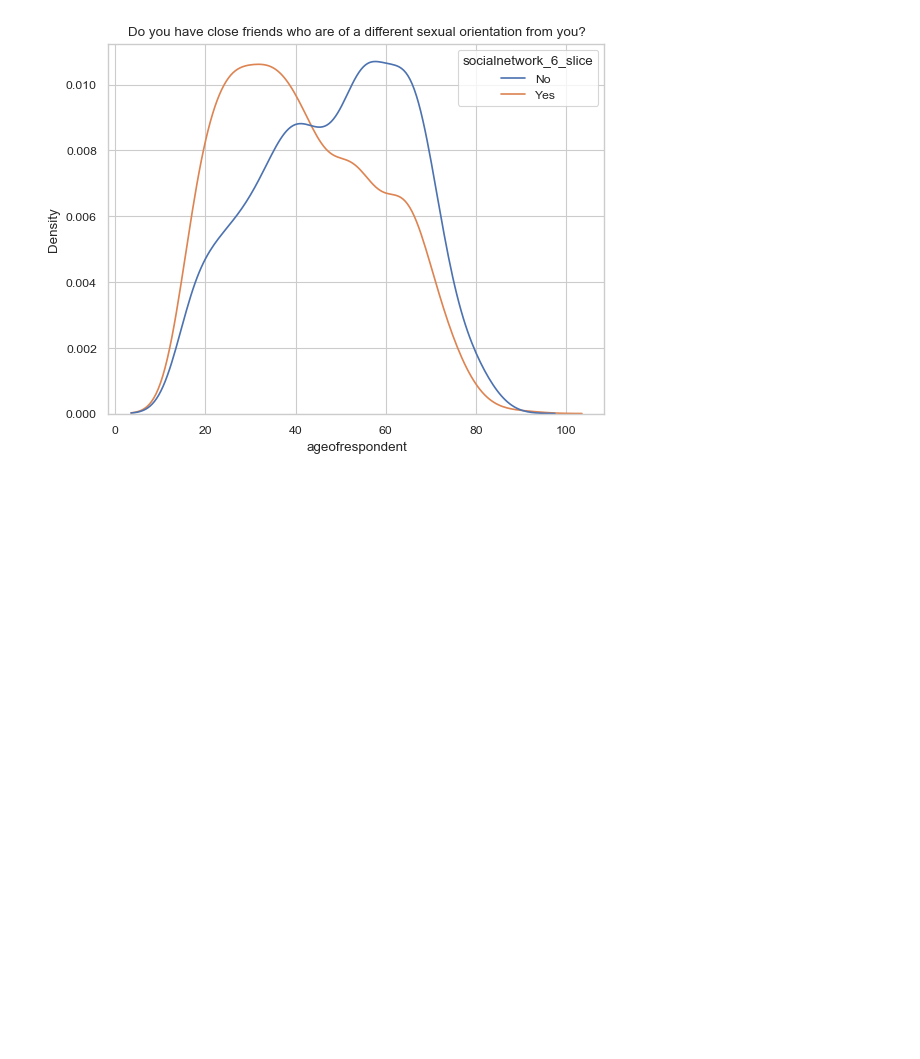
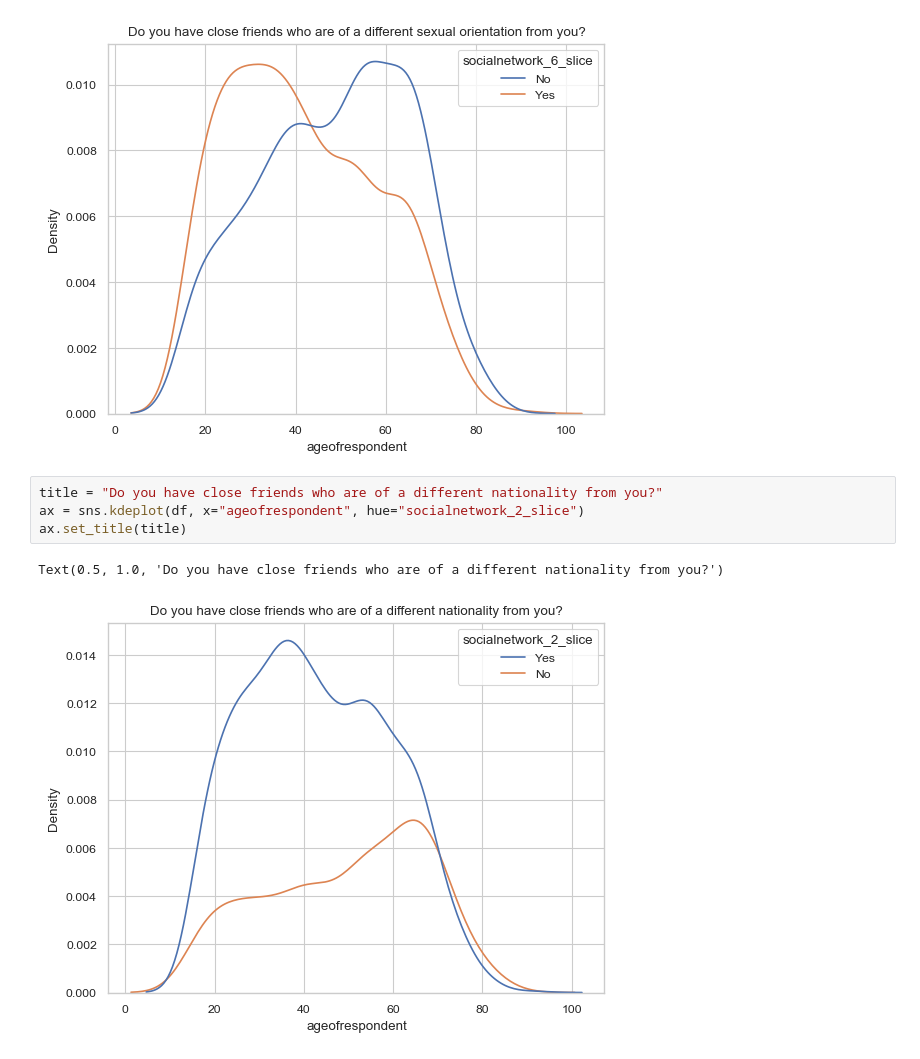
Before and after one commit to lesterlxy/JDE_notebooks, a Jupyter notebook: mft.ipynb, the cells around one changed output. Saved outputs shown, nothing was run; the diff lists cells and outputs as text; blank space fills up the shorter version.

Commit message:
add visualizations

```diff
--- a/mft.ipynb
+++ b/mft.ipynb
@@ -62,3 +62,10 @@ ax.set_title(title)
 # %% [output]
 Text(0.5, 1.0, 'Do you have close friends who are of a different sexual orientation from you?')
 [figure]
+# %%
+title = "Do you have close friends who are of a different nationality from you?"
+ax = sns.kdeplot(df, x="ageofrespondent", hue="socialnetwork_2_slice")
+ax.set_title(title)
+# %% [output]
+Text(0.5, 1.0, 'Do you have close friends who are of a different nationality from you?')
+[figure, added]
```
